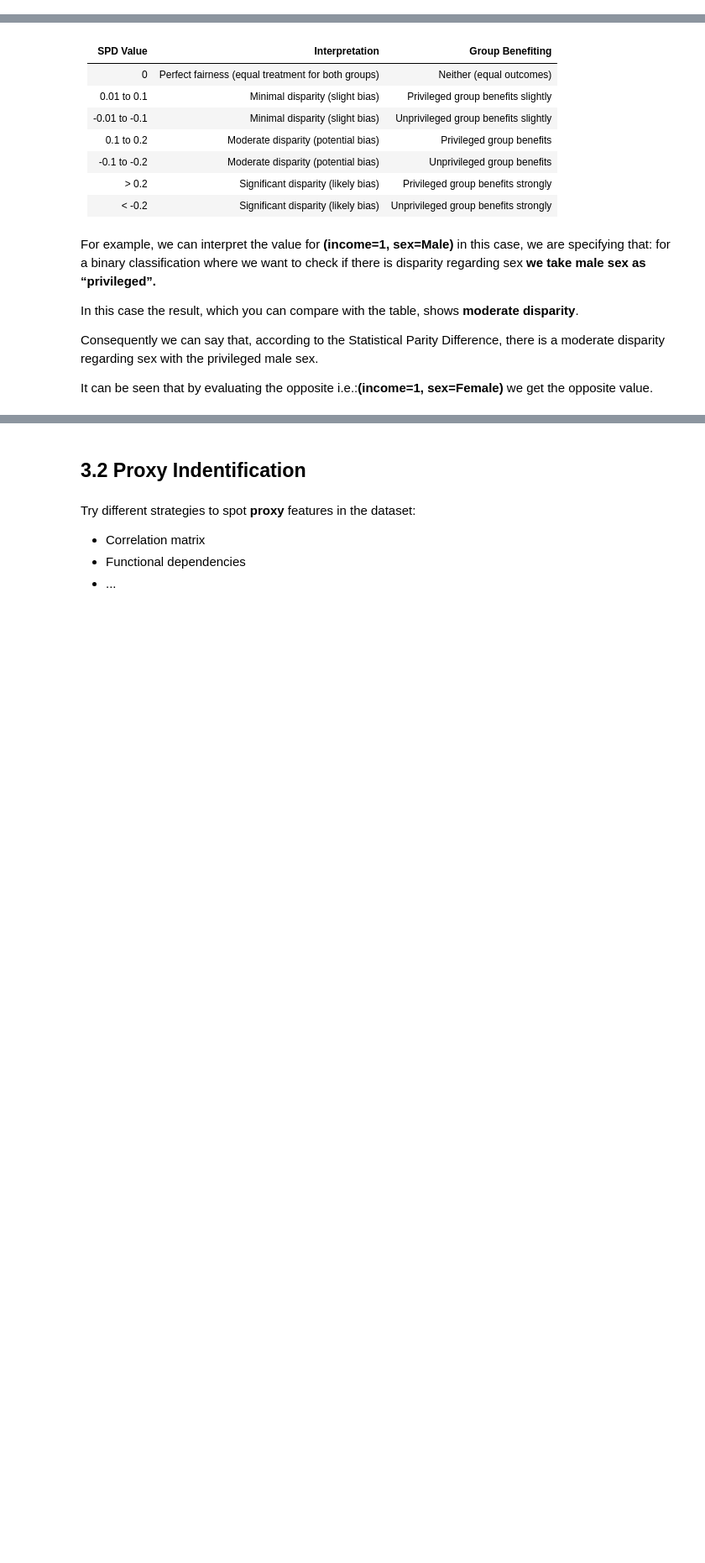
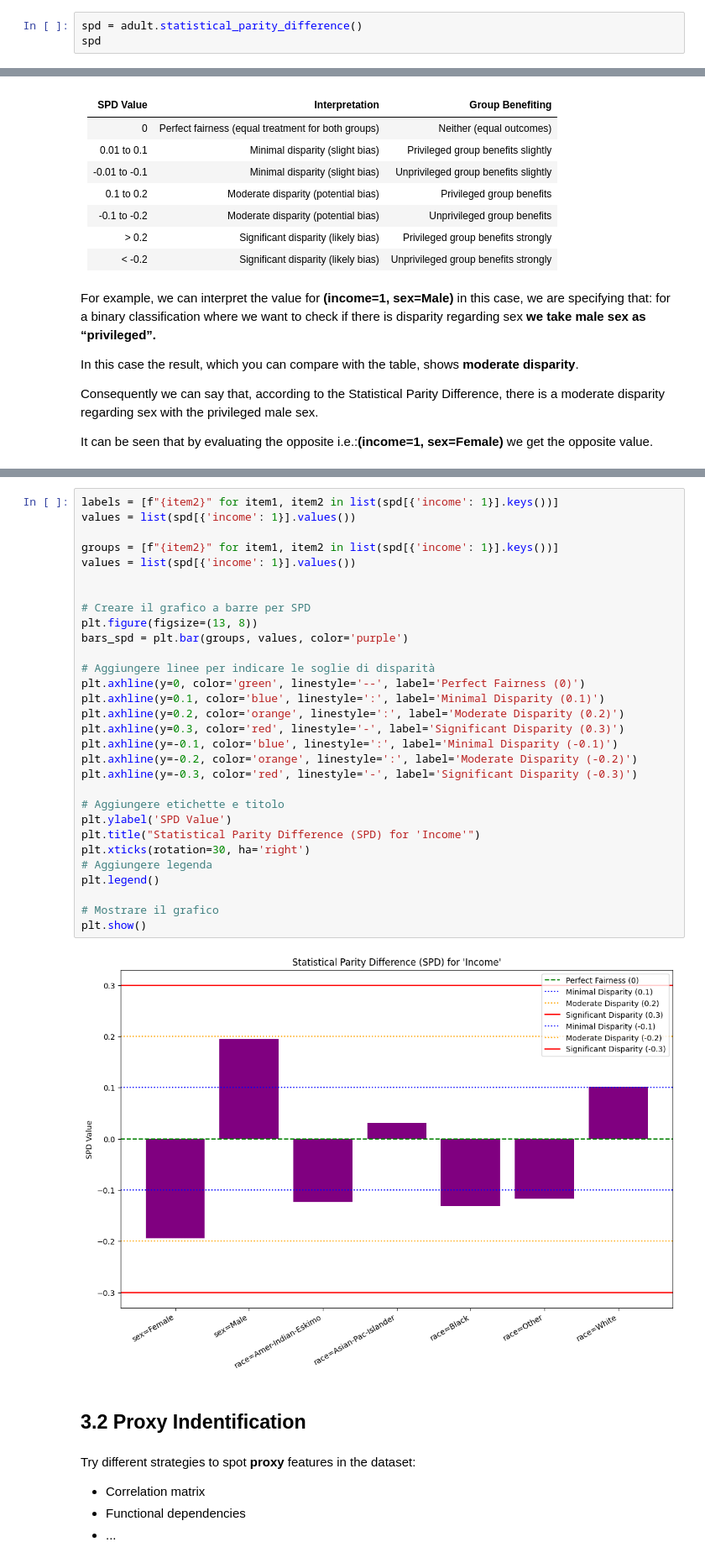
Before and after one commit to pikalab-unibo-students/master-thesis-dizio-ay2324, a Jupyter notebook: examples/demo_core_lib.ipynb, the cells around one changed output, grey strips where cells are left out. Shown at 84% size. Saved outputs shown, nothing was run; the diff lists cells and outputs as text; blank space fills up the shorter version.

```diff
--- a/examples/demo_core_lib.ipynb
+++ b/examples/demo_core_lib.ipynb
@@ -119,0 +114,3 @@ adult.statistical_parity_difference()
+# %%
+spd = adult.statistical_parity_difference()
+spd
@@ -140,3 +184,35 @@ It can be seen that by evaluating the opposite i.e.:**(income=1, sex=Female)** w
+# %%
+labels = [f"{item2}" for item1, item2 in list(spd[{'income': 1}].keys())]
+values = list(spd[{'income': 1}].values())
+
+groups = [f"{item2}" for item1, item2 in list(spd[{'income': 1}].keys())]
+values = list(spd[{'income': 1}].values())
+
+
+# Creare il grafico a barre per SPD
+plt.figure(figsize=(13, 8))
+bars_spd = plt.bar(groups, values, color='purple')
+
+# Aggiungere linee per indicare le soglie di disparità
+plt.axhline(y=0, color='green', linestyle='--', label='Perfect Fairness (0)')
+plt.axhline(y=0.1, color='blue', linestyle=':', label='Minimal Disparity (0.1)')
+plt.axhline(y=0.2, color='orange', linestyle=':', label='Moderate Disparity (0.2)')
+plt.axhline(y=0.3, color='red', linestyle='-', label='Significant Disparity (0.3)')
+plt.axhline(y=-0.1, color='blue', linestyle=':', label='Minimal Disparity (-0.1)')
+plt.axhline(y=-0.2, color='orange', linestyle=':', label='Moderate Disparity (-0.2)')
+plt.axhline(y=-0.3, color='red', linestyle='-', label='Significant Disparity (-0.3)')
+
+# Aggiungere etichette e titolo
+plt.ylabel('SPD Value')
+plt.title("Statistical Parity Difference (SPD) for 'Income'")
+plt.xticks(rotation=30, ha='right')
+# Aggiungere legenda
+plt.legend()
+
+# Mostrare il grafico
+plt.show()
+# %% [output]
+[figure, added]
 # %% [markdown]
 ## 3.2 Proxy Indentification
 # %% [markdown]
```
Also changed, not shown: parts of 18 cells of this notebook.
